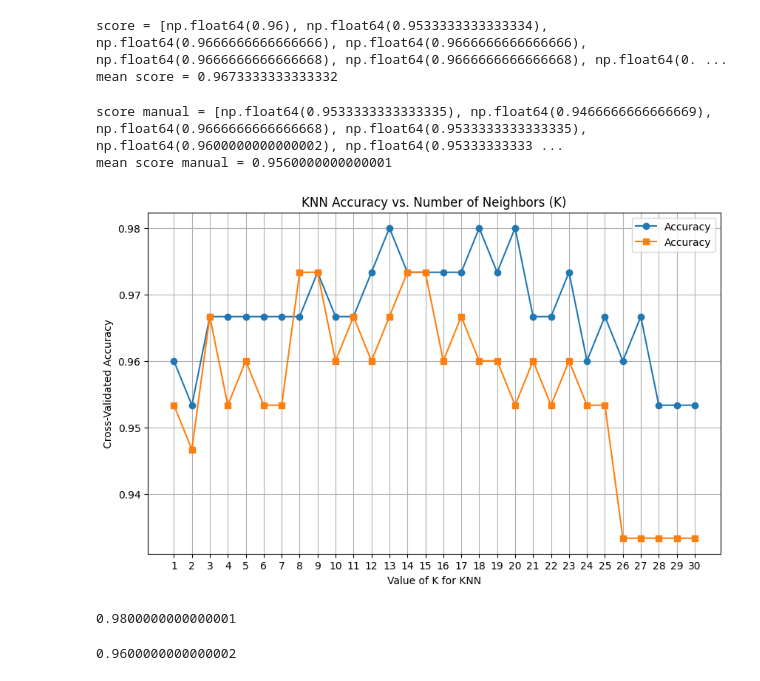
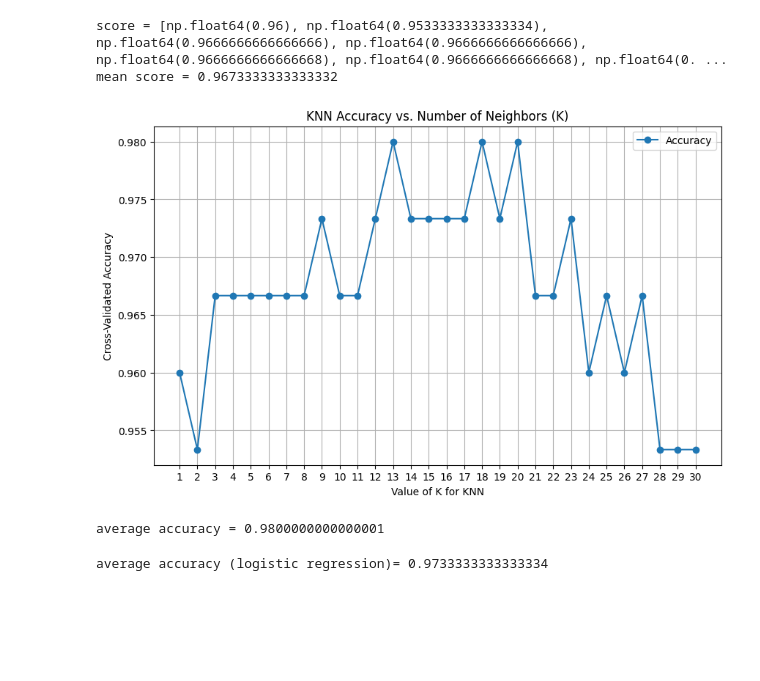
Before and after one commit to MDMinhazulIslamKhan/iris_species_ml_py, a Jupyter notebook: modelEvaluatio5_crossValidation.ipynb, the cells around one changed output. Cells and saved outputs as stored; diff of their text form; code cells hidden in the pictures; blank space fills up the shorter version.

```diff
--- a/modelEvaluatio5_crossValidation.ipynb
+++ b/modelEvaluatio5_crossValidation.ipynb
@@ -49,62 +57,55 @@ score = [np.float64(0.96), np.float64(0.9533333333333334), np.float64(0.96666666
 mean score = 0.9673333333333332
 # %%
 # # manual, no need to use it #
-from sklearn.metrics import accuracy_score
+# from sklearn.metrics import accuracy_score
 
-k_scores_manual = []
+# k_scores_manual = []
 
-kf = KFold(n_splits=10, shuffle=True, random_state=1)
+# kf = KFold(n_splits=10, shuffle=True, random_state=1)
 
-for k in neighbors_settings:
-    accuracies = []
+# for k in neighbors_settings:
+#     accuracies = []
 
-    for train_index, test_index in kf.split(X):
-        X_train, X_test = X[train_index], X[test_index]
-        y_train, y_test = y[train_index], y[test_index]
-        knn = KNeighborsClassifier(n_neighbors=k)
-        knn.fit(X_train, y_train)
-        y_pred = knn.predict(X_test)
+#     for train_index, test_index in kf.split(X):
+#         X_train, X_test = X[train_index], X[test_index]
+#         y_train, y_test = y[train_index], y[test_index]
+#         knn = KNeighborsClassifier(n_neighbors=k)
+#         knn.fit(X_train, y_train)
+#         y_pred = knn.predict(X_test)
 
-        acc = accuracy_score(y_test, y_pred)
-        accuracies.append(acc)
+#         acc = accuracy_score(y_test, y_pred)
+#         accuracies.append(acc)
 
-    k_scores_manual.append(np.mean(accuracies))
+#     k_scores_manual.append(np.mean(accuracies))
 
-print('score manual =', k_scores_manual)
-print('mean score manual =', np.mean(k_scores_manual))
+# print('score manual =', k_scores_manual)
+# print('mean score manual =', np.mean(k_scores_manual))
-# %% [output]
-score manual = [np.float64(0.9533333333333335), np.float64(0.9466666666666669), np.float64(0.9666666666666668), np.float64(0.9533333333333335), np.float64(0.9600000000000002), np.float64(0.95333333333 ...
-mean score manual = 0.9560000000000001
 # %%
 import matplotlib.pyplot as plt
 %matplotlib inline
 
 plt.figure(figsize=(10, 6))
 plt.plot(neighbors_settings, k_scores, marker='o', linestyle='-', label='Accuracy')
-plt.plot(neighbors_settings, k_scores_manual, marker='s', linestyle='-', label='Accuracy')
 plt.xlabel('Value of K for KNN')
 plt.ylabel('Cross-Validated Accuracy')
 plt.title("KNN Accuracy vs. Number of Neighbors (K)")
 plt.grid(True)
 plt.xticks(neighbors_settings)
 plt.legend()
 plt.show()
 # %% [output]
-[figure, old version]
+[figure, new version]
 # %%
 # # from plot, take 20 #
 knn = KNeighborsClassifier(n_neighbors=20)
-print(cross_val_score(knn, X, y, cv=10, scoring='accuracy').mean())
+score = cross_val_score(knn, X, y, cv=10, scoring='accuracy')
+print('average accuracy =', score.mean())
 # %% [output]
-0.9800000000000001
+average accuracy = 0.9800000000000001
 # %%
-from sklearn.preprocessing import StandardScaler
-from sklearn.pipeline import make_pipeline
 from sklearn.linear_model import LogisticRegression
-from sklearn.model_selection import cross_val_score
-
-pipeline = make_pipeline(StandardScaler(), LogisticRegression())
-score = cross_val_score(pipeline, X, y, cv=10, scoring='accuracy').mean()
-print(score)
+logistic_reg = LogisticRegression(max_iter=150)
+score = cross_val_score(logistic_reg, X, y, cv=10, scoring='accuracy').mean()
+print('average accuracy (logistic regression)=', score.mean())
 # %% [output]
-0.9600000000000002
+average accuracy (logistic regression)= 0.9733333333333334
```
Also changed, not shown: parts of 1 cell of this notebook, 2 other files.
